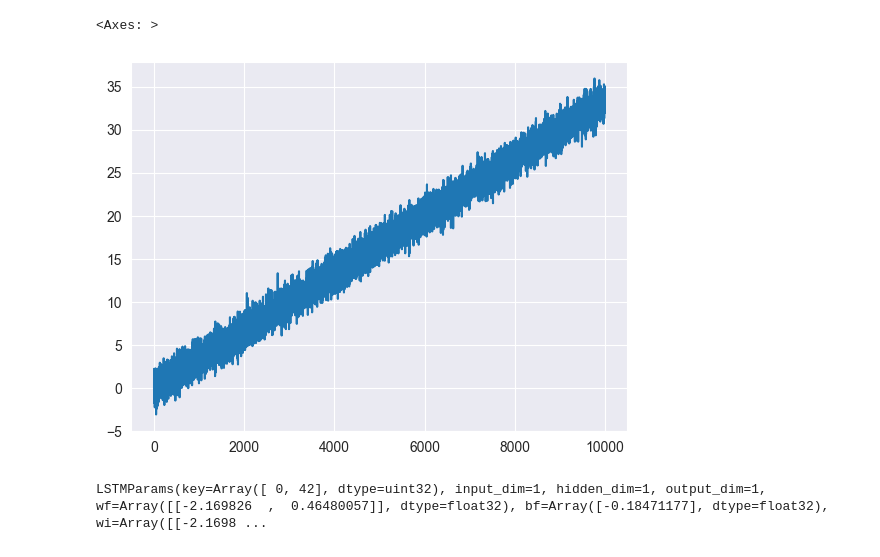
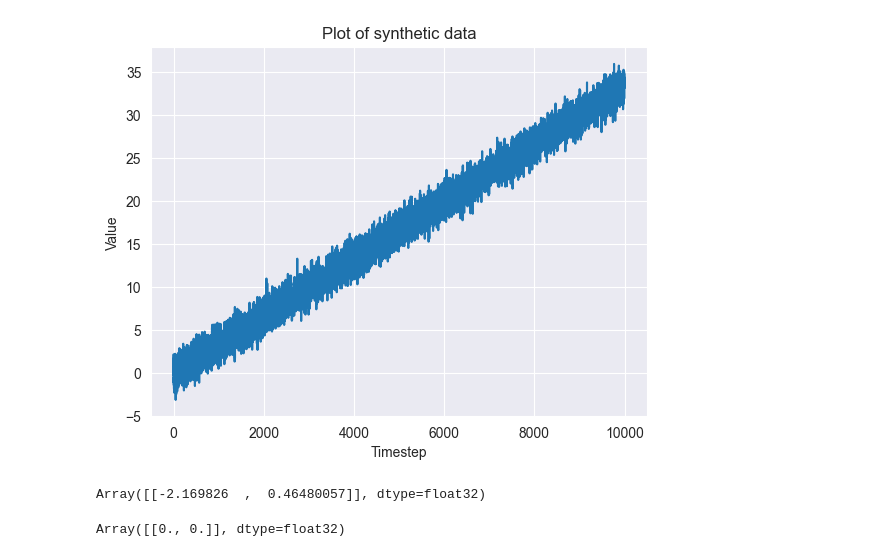
Before and after one commit to sugiyem/dsa4212, a Jupyter notebook: lstm/lstm_test.ipynb, the cells around one changed output. Drawn from its saved outputs; the diff is of its cells as text; code cells hidden in the pictures.

```diff
--- a/lstm/lstm_test.ipynb
+++ b/lstm/lstm_test.ipynb
@@ -10,14 +11,14 @@ key = jax.random.PRNGKey(seed=42)
 # %%
 data = jnp.sin(jnp.arange(0, points)) * jnp.cos(jnp.arange(0, points)) + jnp.arange(0, points) * 1/300 + jax.random.normal(key=key, shape=(points,))
 sns.lineplot(data)
+plt.title("Plot of synthetic data")
+plt.xlabel("Timestep")
+plt.ylabel("Value")
+plt.show();
 # %% [output]
-<Axes: >
-[figure, old version]
+[figure, new version]
 # %%
 from lstm import LSTM
 from pprint import pprint
 # %%
 params = LSTM.init_params(seed=42, input_dim=1, hidden_dim=1, output_dim=1)
-params
-# %% [output]
-LSTMParams(key=Array([ 0, 42], dtype=uint32), input_dim=1, hidden_dim=1, output_dim=1, wf=Array([[-2.169826  ,  0.46480057]], dtype=float32), bf=Array([-0.18471177], dtype=float32), wi=Array([[-2.1698 ...
@@ -23,0 +27,8 @@ LSTMParams(key=Array([ 0, 42], dtype=uint32), input_dim=1, hidden_dim=1, output_
+# %%
+params.wf
+# %% [output]
+Array([[-2.169826  ,  0.46480057]], dtype=float32)
+# %%
+jnp.concatenate([zero_arr, zero_arr], axis=1)
+# %% [output]
+Array([[0., 0.]], dtype=float32)
```
Also changed, not shown: parts of 15 cells of this notebook, 1 other file.
